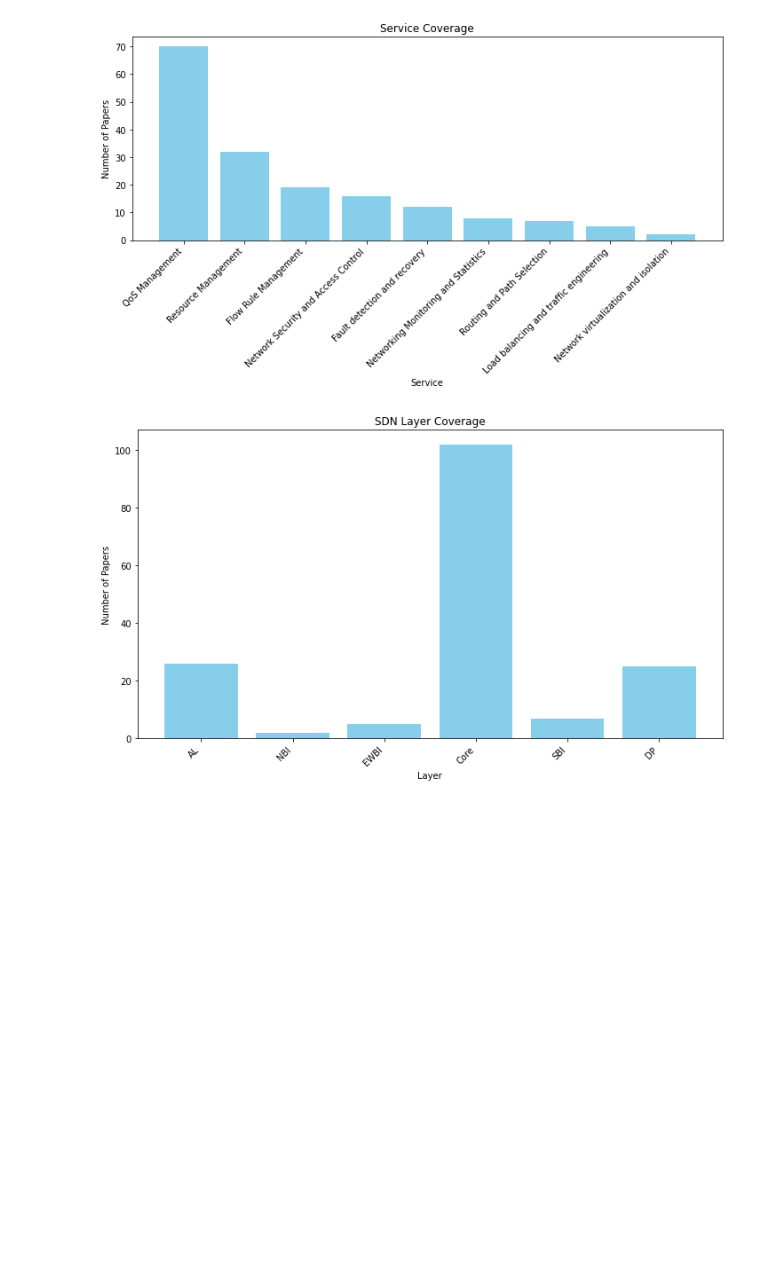
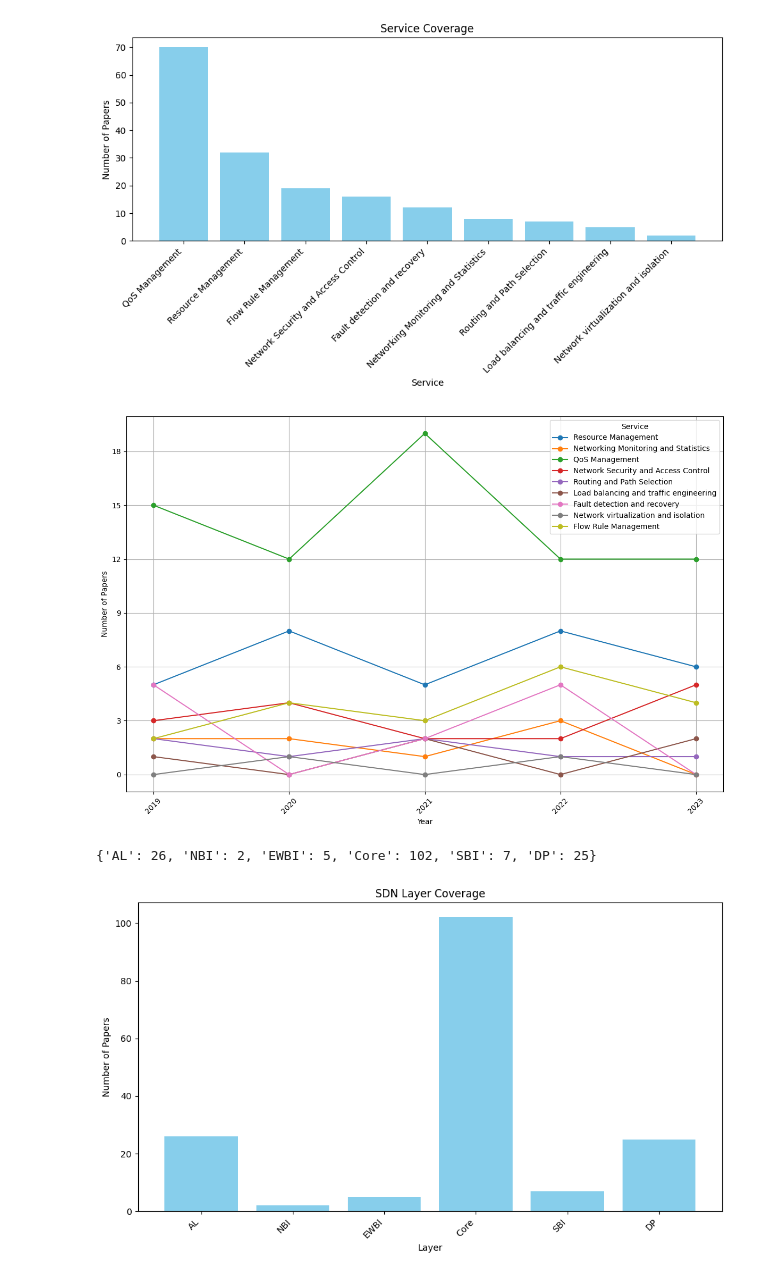
Before and after one commit to sandinojardim/sysrev-sdn-bm, a Jupyter notebook: final/Data_Extraction.ipynb, the cells around one changed output. Saved outputs shown, nothing was run; the diff lists cells and outputs as text; code cells hidden in the pictures; blank space fills up the shorter version.

```diff
--- a/final/Data_Extraction.ipynb
+++ b/final/Data_Extraction.ipynb
@@ -184,6 +212,38 @@ plt.tight_layout()
 plt.show()
 # %% [output]
 [figure]
+# %%
+service_coverage_by_year = {}
+
+for year in df['Year'].unique():
+    service_coverage = {label: 0 for label in service_labels}
+    for idx, row in df[df['Year'] == year].iterrows():
+        for i, count in enumerate(row['Service Focus']):
+            service_coverage[service_labels[i]] += count
+    service_coverage_by_year[year] = service_coverage
+
+# Plotting the service coverage by year
+plt.figure(figsize=(12, 8))
+for service_label in service_labels:
+    plt.plot(sorted(service_coverage_by_year.keys()), [d[service_label] for d in service_coverage_by_year.values()], marker='o', label=service_label)
+# Set integer formatting for x-axis and y-axis ticks
+plt.gca().xaxis.set_major_locator(ticker.MaxNLocator(integer=True))
+plt.gca().yaxis.set_major_locator(ticker.MaxNLocator(integer=True))
+# Adding labels and title
+plt.xlabel('Year')
+plt.ylabel('Number of Papers')
+#plt.title('Service Coverage by Year')
+plt.legend(title='Service')
+plt.grid(True)
+plt.xticks(rotation=45)
+plt.tight_layout()
+plt.show()
+# %% [output]
+[figure, added]
+# %%
+layer_coverage
+# %% [output]
+{'AL': 26, 'NBI': 2, 'EWBI': 5, 'Core': 102, 'SBI': 7, 'DP': 25}
 # %%
 layer_labels = ['AL','NBI','EWBI','Core','SBI','DP']
 
```
Also changed, not shown: parts of 4 cells of this notebook.
